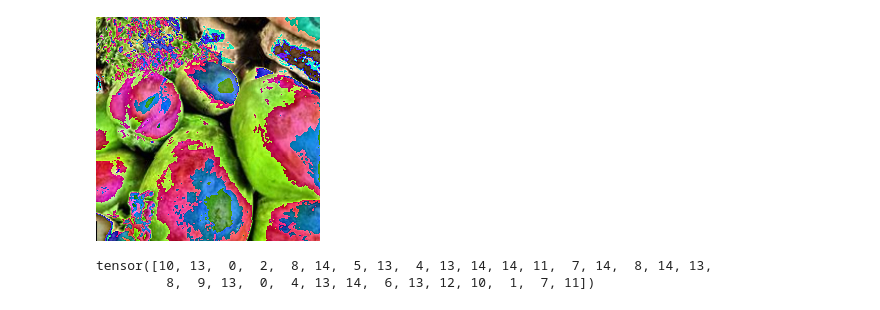
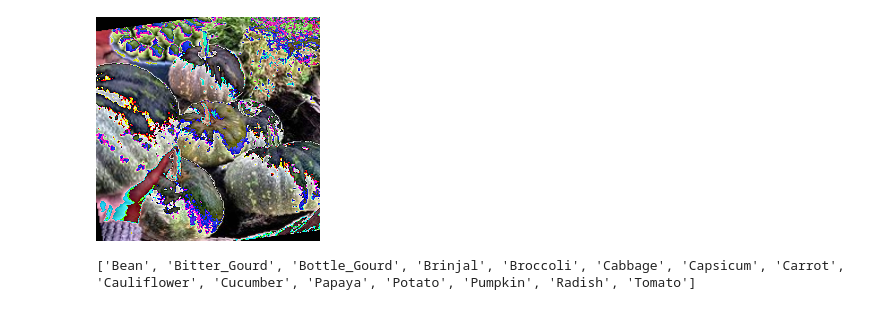
Before and after one commit to NN-2023-Szabo-Puskac/NN_assignement_2, a Jupyter notebook: image_classification_model.ipynb, the cells around one changed output. Cells and saved outputs as stored; diff of their text form; code cells hidden in the pictures.

```diff
--- a/image_classification_model.ipynb
+++ b/image_classification_model.ipynb
@@ -52,13 +27,21 @@ dataloader = torch.utils.data.DataLoader(dataset, batch_size=32, shuffle=True)
+# %%
+train_dataset = ImageFolder('data/Vegetable Images/train', transform=train_transform)
+val_dataset = ImageFolder('data/Vegetable Images/validation', transform=transform)
+test_dataset = ImageFolder('data/Vegetable Images/test', transform=transform)
+
+
+train_dataloader = DataLoader(train_dataset, batch_size=32, shuffle=True)
+val_dataloader = DataLoader(val_dataset, batch_size=32, shuffle=True)
+test_dataloader = DataLoader(test_dataset, batch_size=32, shuffle=False)
 # %%
-images, labels = next(iter(dataloader))
+images, labels = next(iter(train_dataloader))
 fn.to_pil_image(images[0])
 # %% [output]
-[figure, old version]
+[figure, new version]
-# %%
-print(labels)
-# %% [output]
-tensor([10, 13,  0,  2,  8, 14,  5, 13,  4, 13, 14, 14, 11,  7, 14,  8, 14, 13,
-         8,  9, 13,  0,  4, 13, 14,  6, 13, 12, 10,  1,  7, 11])
+# %%
+print(train_dataset.classes)
+# %% [output]
+['Bean', 'Bitter_Gourd', 'Bottle_Gourd', 'Brinjal', 'Broccoli', 'Cabbage', 'Capsicum', 'Carrot', 'Cauliflower', 'Cucumber', 'Papaya', 'Potato', 'Pumpkin', 'Radish', 'Tomato']
 # %%
 class VegetableClassifier(nn.Module):
     def __init__(self, out_size=15) -> None:
```
Also changed, not shown: parts of 12 cells of this notebook.
